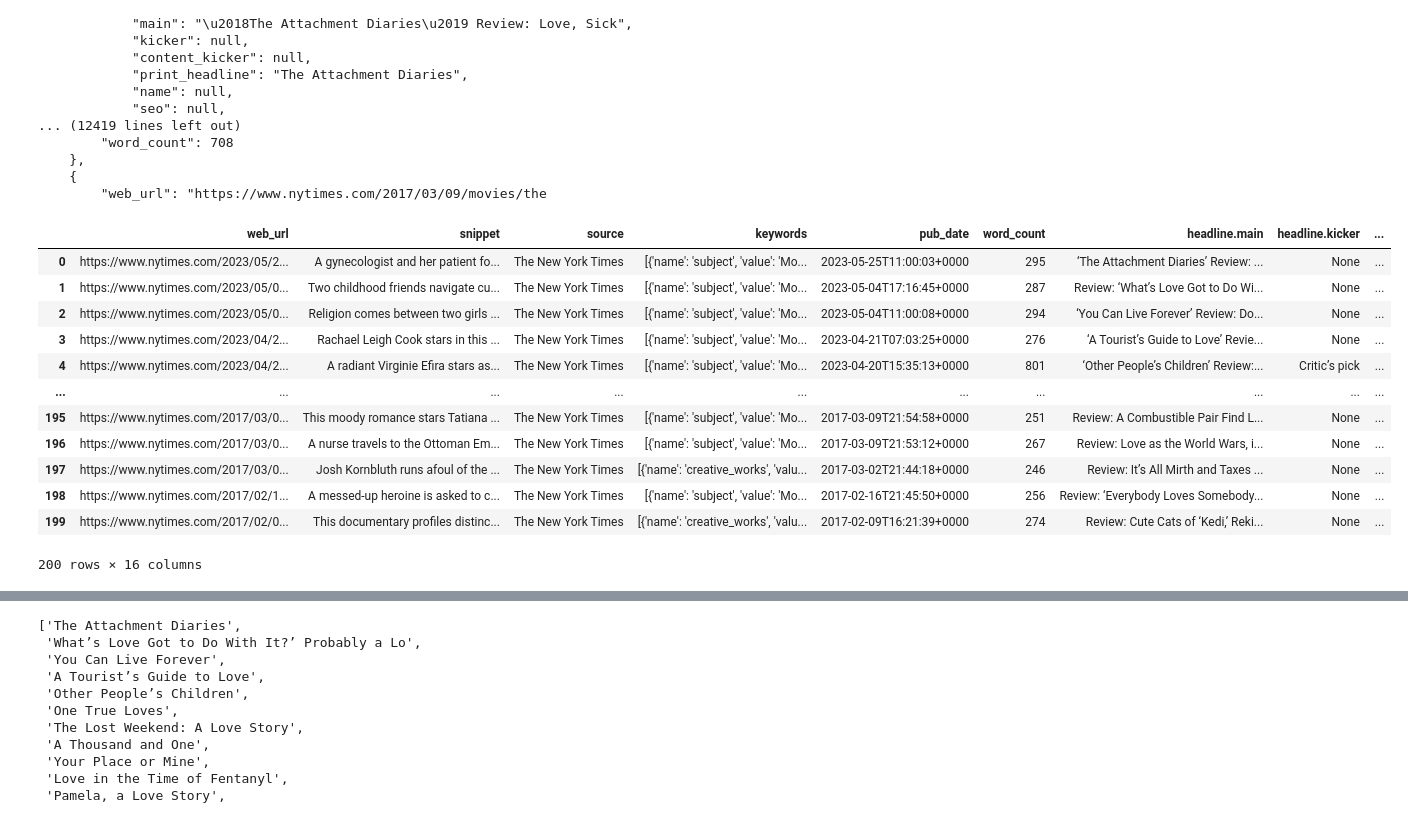
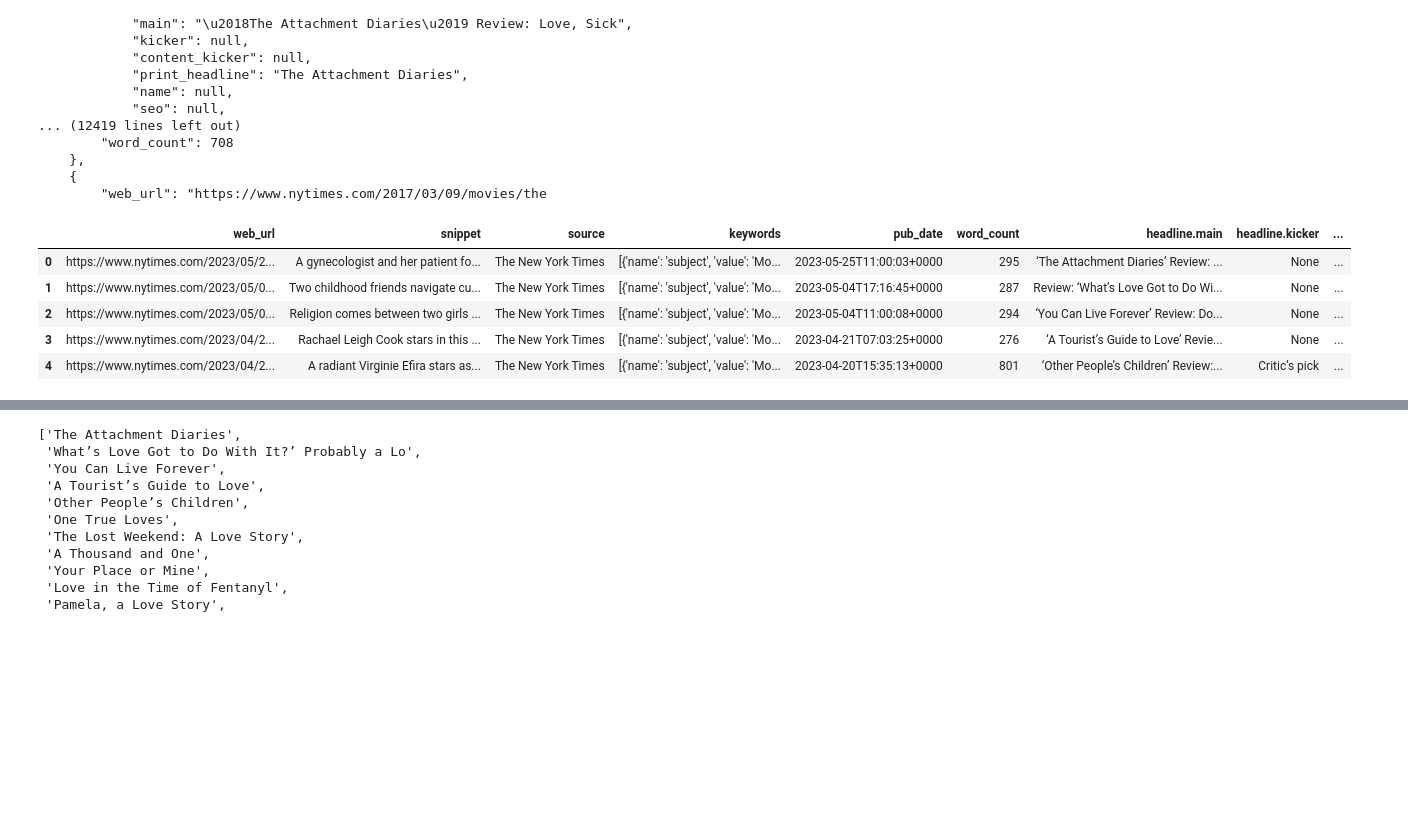
Before and after one commit to LardexTheLarge/data-sourcing-challenge, a Jupyter notebook: retrieve_movie_data.ipynb, the cells around one changed output, grey strips where cells are left out. Cells and saved outputs as stored; diff of their text form; code cells hidden in the pictures; blank space fills up the shorter version.

```diff
--- a/retrieve_movie_data.ipynb
+++ b/retrieve_movie_data.ipynb
@@ -74,7 +56,7 @@ for page in range(20):
     time.sleep(12)
 
     # Try and save the reviews to the reviews_list
-    if response.status_code == 200:
+    try:
         data = response.json()
         # loop through the reviews["response"]["docs"] and append each review to the list
         if "response" in data and "docs" in data["response"]:
@@ -87,7 +69,7 @@ for page in range(20):
             break
 
         # Print the page number that had no results then break from the loop
-    else:
+    except:
         print(f"Failed Results: {page}")
 # %% [output]
 Check Page: 0
@@ -135,21 +117,14 @@ print(json.dumps(reviewsList, indent=4))
 # %%
 # Convert reviews_list to a Pandas DataFrame using json_normalize()
 movieReviews = pd.json_normalize(reviewsList)
-movieReviews
+movieReviews.head()
 # %% [output]
 |  | web_url | snippet | source | keywords | pub_date | word_count | headline.main | headline.kicker | ... |
 | 0 | https://www.nytimes.com/2023/05/2... | A gynecologist and her patient fo... | The New York Times | [{'name': 'subject', 'value': 'Mo... | 2023-05-25T11:00:03+0000 | 295 | ‘The Attachment Diaries’ Review: ... | None | ... |
 | 1 | https://www.nytimes.com/2023/05/0... | Two childhood friends navigate cu... | The New York Times | [{'name': 'subject', 'value': 'Mo... | 2023-05-04T17:16:45+0000 | 287 | Review: ‘What’s Love Got to Do Wi... | None | ... |
 | 2 | https://www.nytimes.com/2023/05/0... | Religion comes between two girls ... | The New York Times | [{'name': 'subject', 'value': 'Mo... | 2023-05-04T11:00:08+0000 | 294 | ‘You Can Live Forever’ Review: Do... | None | ... |
 | 3 | https://www.nytimes.com/2023/04/2... | Rachael Leigh Cook stars in this ... | The New York Times | [{'name': 'subject', 'value': 'Mo... | 2023-04-21T07:03:25+0000 | 276 | ‘A Tourist’s Guide to Love’ Revie... | None | ... |
 | 4 | https://www.nytimes.com/2023/04/2... | A radiant Virginie Efira stars as... | The New York Times | [{'name': 'subject', 'value': 'Mo... | 2023-04-20T15:35:13+0000 | 801 | ‘Other People’s Children’ Review:... | Critic’s pick | ... |
-| ... | ... | ... | ... | ... | ... | ... | ... | ... | ... |
-| 195 | https://www.nytimes.com/2017/03/0... | This moody romance stars Tatiana ... | The New York Times | [{'name': 'subject', 'value': 'Mo... | 2017-03-09T21:54:58+0000 | 251 | Review: A Combustible Pair Find L... | None | ... |
-| 196 | https://www.nytimes.com/2017/03/0... | A nurse travels to the Ottoman Em... | The New York Times | [{'name': 'subject', 'value': 'Mo... | 2017-03-09T21:53:12+0000 | 267 | Review: Love as the World Wars, i... | None | ... |
-| 197 | https://www.nytimes.com/2017/03/0... | Josh Kornbluth runs afoul of the ... | The New York Times | [{'name': 'creative_works', 'valu... | 2017-03-02T21:44:18+0000 | 246 | Review: It’s All Mirth and Taxes ... | None | ... |
-| 198 | https://www.nytimes.com/2017/02/1... | A messed-up heroine is asked to c... | The New York Times | [{'name': 'subject', 'value': 'Mo... | 2017-02-16T21:45:50+0000 | 256 | Review: ‘Everybody Loves Somebody... | None | ... |
-| 199 | https://www.nytimes.com/2017/02/0... | This documentary profiles distinc... | The New York Times | [{'name': 'creative_works', 'valu... | 2017-02-09T16:21:39+0000 | 274 | Review: Cute Cats of ‘Kedi,’ Reki... | None | ... |
-200 rows × 16 columns
 # %%
 # Extract the title from the "headline.main" column and
 # save it to a new column "title"
```
Also changed, not shown: parts of 2 cells of this notebook.
